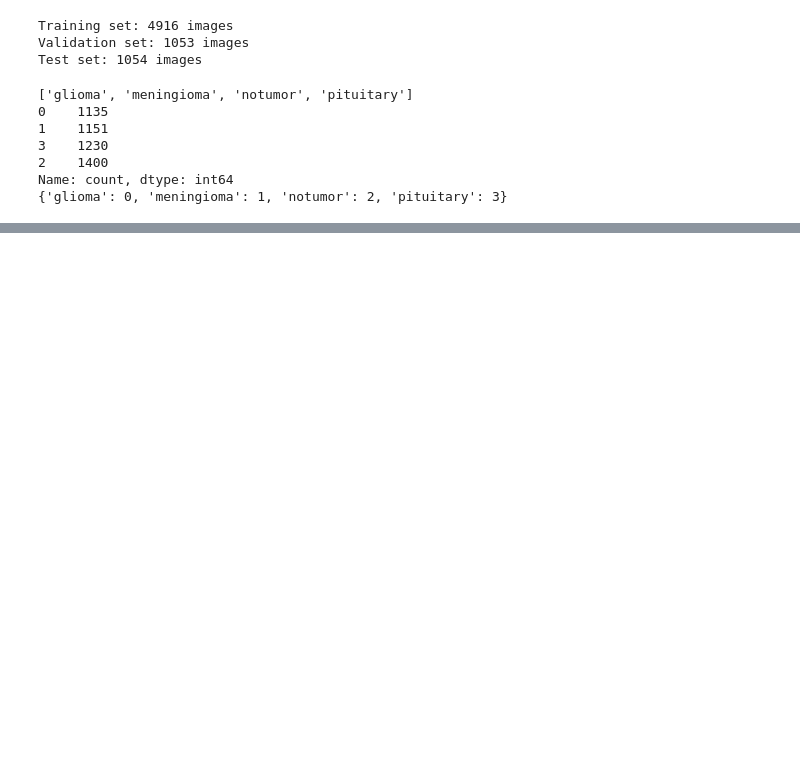
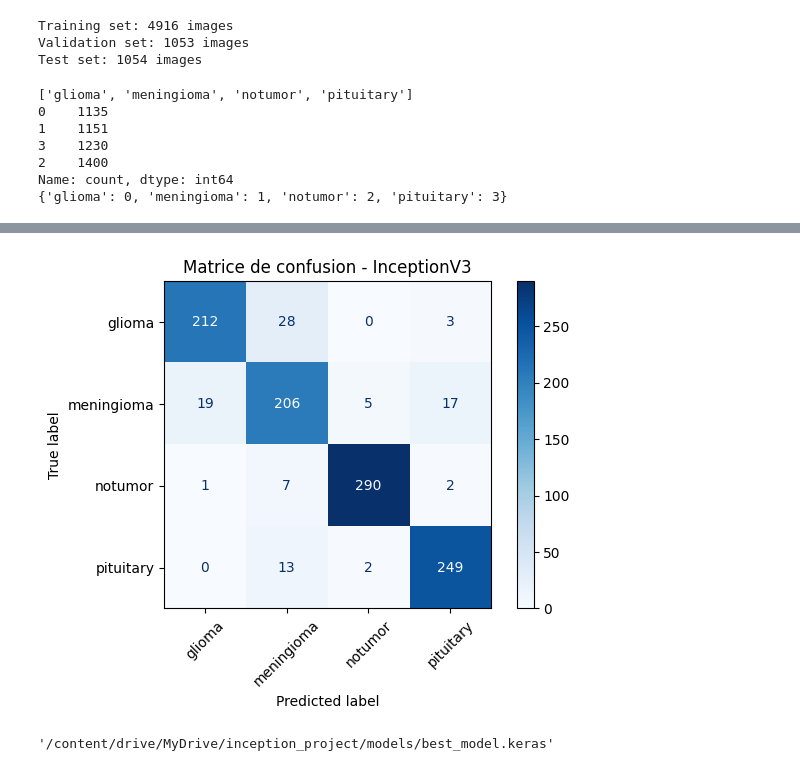
Before and after one commit to reda-guemry/Diagnostic-des-tumeurs, a Jupyter notebook: notebooks/01_classification.ipynb, the cells around one changed output, grey strips where cells are left out. Drawn from its saved outputs; the diff is of its cells as text; code cells hidden in the pictures; blank space fills up the shorter version.

```diff
--- a/notebooks/01_classification.ipynb
+++ b/notebooks/01_classification.ipynb
@@ -235,0 +396,18 @@ feature_extractor = hub.KerasLayer(MODEL_URL, trainable=False)
+# %%
+test_ds = make_data(X_test, y_test, training=False)
+y_true = []
+y_pred = []
+
+for images, labels in test_ds:
+    predictions = model(images, training=False)
+
+
+    predicted_classes = tf.argmax(
+        predictions, axis=1
+    ).numpy()
+
+    y_true.extend(labels.numpy())
+    y_pred.extend(predicted_classes)
+
+y_true = np.array(y_true)
+y_pred = np.array(y_pred)
@@ -235,0 +443,27 @@ feature_extractor = hub.KerasLayer(MODEL_URL, trainable=False)
+# %%
+cm = confusion_matrix(
+    y_true,
+    y_pred,
+    labels=np.arange(len(classes))
+)
+
+disp = ConfusionMatrixDisplay(
+    confusion_matrix=cm,
+    display_labels=classes
+)
+
+disp.plot(xticks_rotation=45, cmap="Blues")
+plt.title("Matrice de confusion - InceptionV3")
+plt.tight_layout()
+plt.show()
+# %% [output]
+[figure, added]
+# %%
+os.makedirs(DESTINATION_FOLDER, exist_ok=True)
+
+shutil.copy2(
+    COLAB_BEST_MODEL_PATH,
+    os.path.join(DESTINATION_FOLDER, 'best_model.keras')
+)
+# %% [output]
+'/content/drive/MyDrive/inception_project/models/best_model.keras'
```
Also changed, not shown: parts of 16 cells of this notebook, 4 other files.
